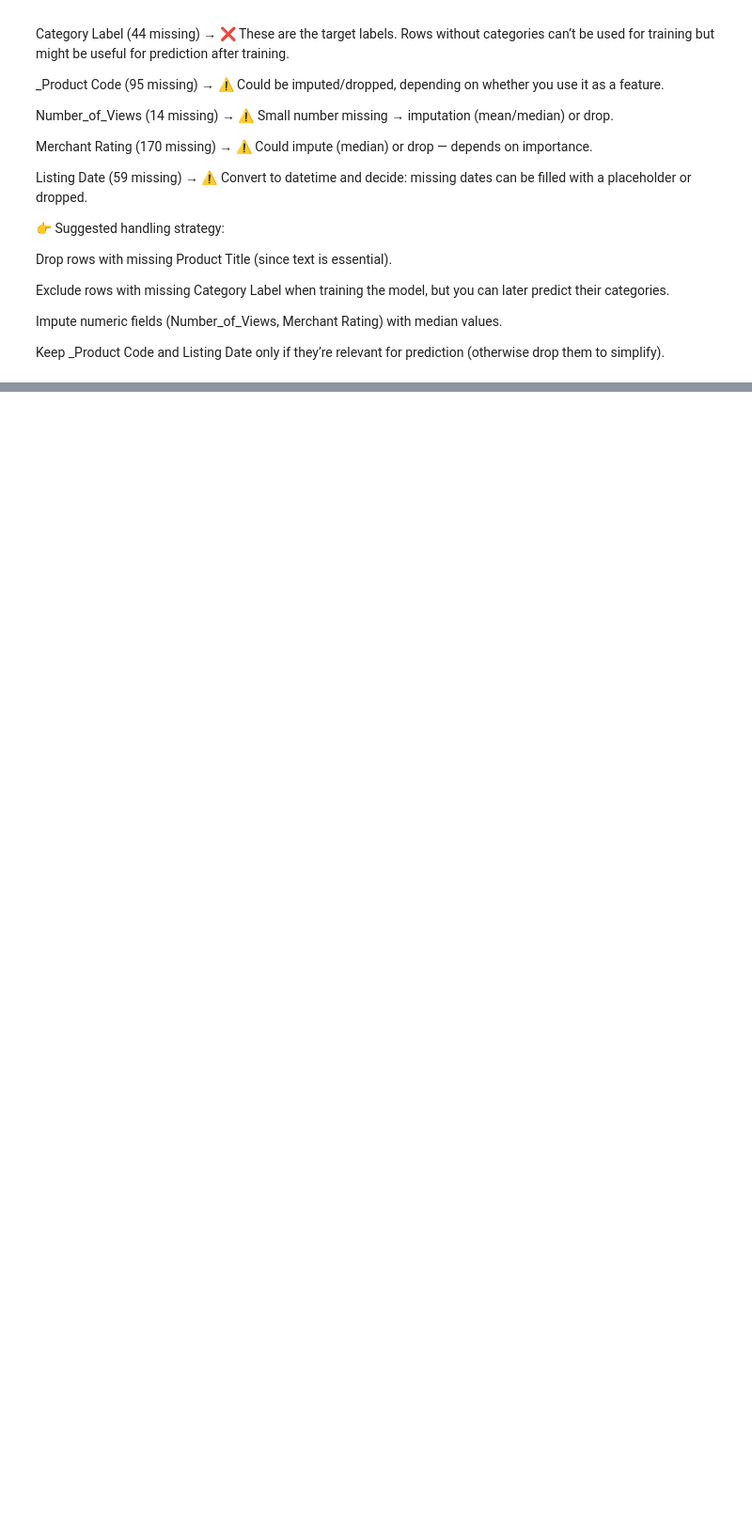
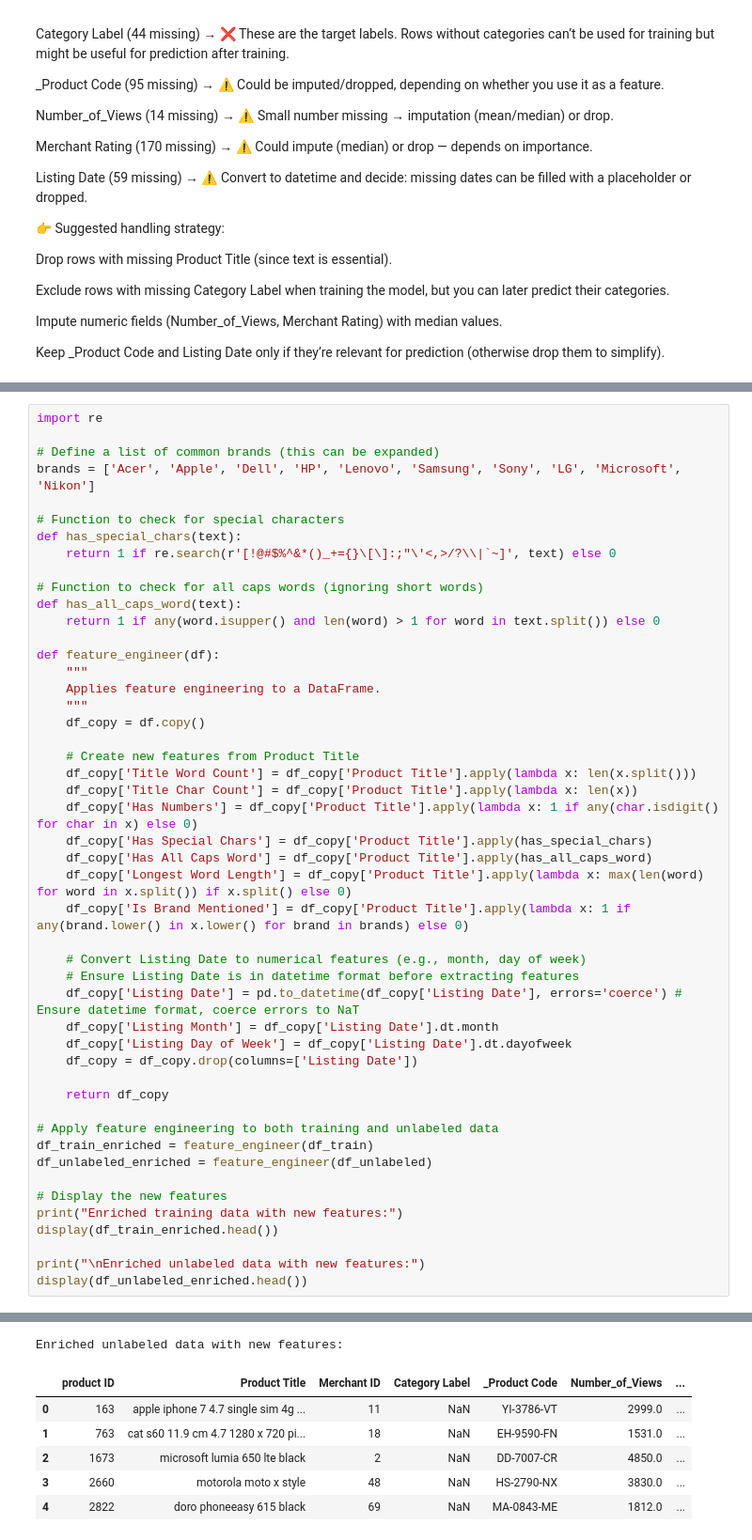
Before and after one commit to giastoica/product-category-prediction, a Jupyter notebook: notebooks/product_category_prediction.ipynb, the cells around one changed output, grey strips where cells are left out. Shown at 94% size. Saved outputs shown, nothing was run; the diff lists cells and outputs as text; blank space fills up the shorter version.

Commit message:
Reimplement feature engineering from title and date

```diff
--- a/notebooks/product_category_prediction.ipynb
+++ b/notebooks/product_category_prediction.ipynb
@@ -187,0 +165,49 @@ Next, we will build a baseline text classification model using TF-IDF features e
+# %%
+import re
+
+# Define a list of common brands (this can be expanded)
+brands = ['Acer', 'Apple', 'Dell', 'HP', 'Lenovo', 'Samsung', 'Sony', 'LG', 'Microsoft', 'Nikon']
+
+# Function to check for special characters
+def has_special_chars(text):
+    return 1 if re.search(r'[!@#$%^&*()_+={}\[\]:;"\'<,>/?\\|`~]', text) else 0
+
+# Function to check for all caps words (ignoring short words)
+def has_all_caps_word(text):
+    return 1 if any(word.isupper() and len(word) > 1 for word in text.split()) else 0
+
+def feature_engineer(df):
+    """
+    Applies feature engineering to a DataFrame.
+    """
+    df_copy = df.copy()
+
+    # Create new features from Product Title
+    df_copy['Title Word Count'] = df_copy['Product Title'].apply(lambda x: len(x.split()))
+    df_copy['Title Char Count'] = df_copy['Product Title'].apply(lambda x: len(x))
+    df_copy['Has Numbers'] = df_copy['Product Title'].apply(lambda x: 1 if any(char.isdigit() for char in x) else 0)
+    df_copy['Has Special Chars'] = df_copy['Product Title'].apply(has_special_chars)
+    df_copy['Has All Caps Word'] = df_copy['Product Title'].apply(has_all_caps_word)
+    df_copy['Longest Word Length'] = df_copy['Product Title'].apply(lambda x: max(len(word) for word in x.split()) if x.split() else 0)
+    df_copy['Is Brand Mentioned'] = df_copy['Product Title'].apply(lambda x: 1 if any(brand.lower() in x.lower() for brand in brands) else 0)
+
+    # Convert Listing Date to numerical features (e.g., month, day of week)
+    # Ensure Listing Date is in datetime format before extracting features
+    df_copy['Listing Date'] = pd.to_datetime(df_copy['Listing Date'], errors='coerce') # Ensure datetime format, coerce errors to NaT
+    df_copy['Listing Month'] = df_copy['Listing Date'].dt.month
+    df_copy['Listing Day of Week'] = df_copy['Listing Date'].dt.dayofweek
+    df_copy = df_copy.drop(columns=['Listing Date'])
+
+    return df_copy
+
+# Apply feature engineering to both training and unlabeled data
+df_train_enriched = feature_engineer(df_train)
+df_unlabeled_enriched = feature_engineer(df_unlabeled)
+
+# Display the new features
+print("Enriched training data with new features:")
+display(df_train_enriched.head())
+
+print("\nEnriched unlabeled data with new features:")
+display(df_unlabeled_enriched.head())
+# %% [output]
@@ -187,0 +221,7 @@ Next, we will build a baseline text classification model using TF-IDF features e
+Enriched unlabeled data with new features:
+|  | product ID | Product Title | Merchant ID | Category Label | _Product Code | Number_of_Views | ... |
+| 0 | 163 | apple iphone 7 4.7 single sim 4g ... | 11 | NaN | YI-3786-VT | 2999.0 | ... |
+| 1 | 763 | cat s60 11.9 cm 4.7 1280 x 720 pi... | 18 | NaN | EH-9590-FN | 1531.0 | ... |
+| 2 | 1673 | microsoft lumia 650 lte black | 2 | NaN | DD-7007-CR | 4850.0 | ... |
+| 3 | 2660 | motorola moto x style | 48 | NaN | HS-2790-NX | 3830.0 | ... |
+| 4 | 2822 | doro phoneeasy 615 black | 69 | NaN | MA-0843-ME | 1812.0 | ... |
```
Also changed, not shown: parts of 16 cells of this notebook.
